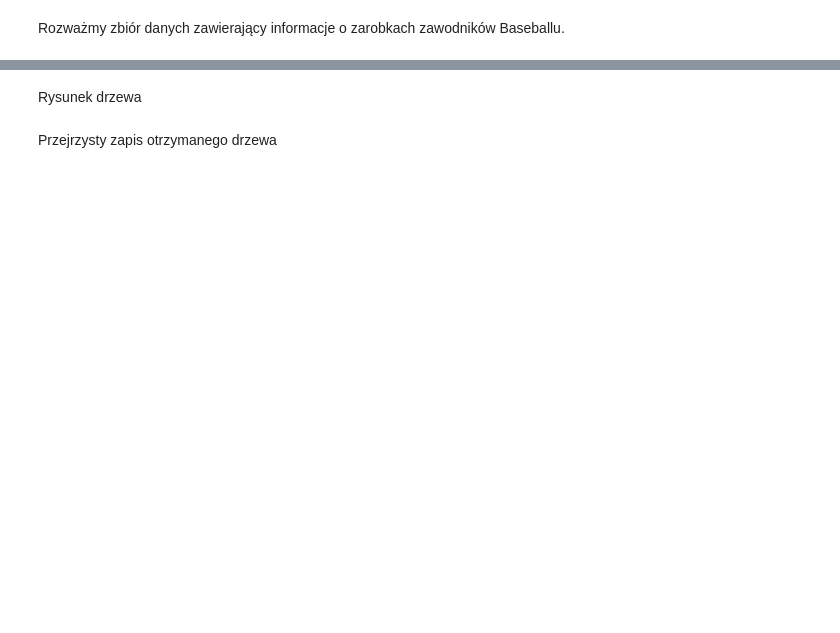
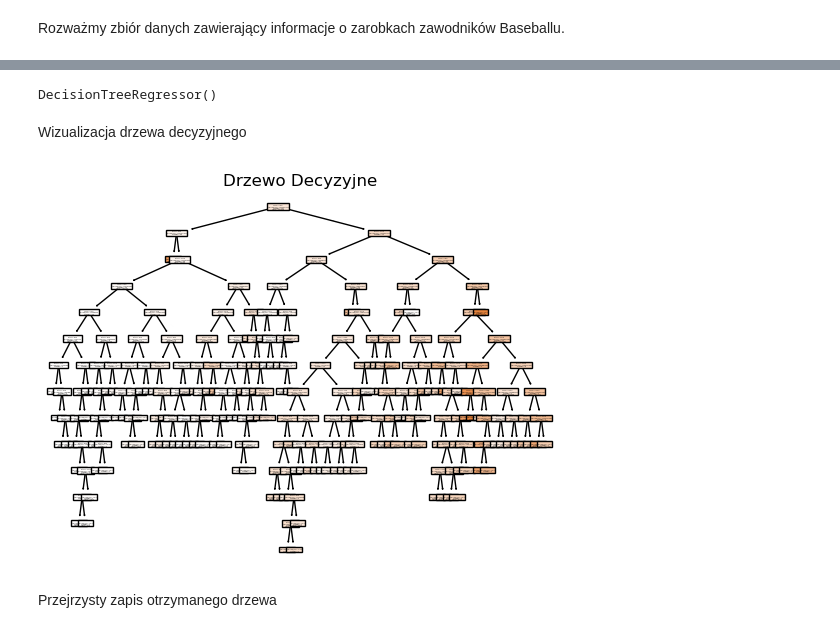
Before and after one commit to kozaka93/2025Z-MachineLearning, a Jupyter notebook: labs/lab01/lab01.ipynb, the cells around one changed output, grey strips where cells are left out. Cells and saved outputs as stored; diff of their text form; code cells hidden in the pictures; blank space fills up the shorter version.

```diff
--- a/labs/lab01/lab01.ipynb
+++ b/labs/lab01/lab01.ipynb
@@ -117,2 +168,0 @@ Tree = Tree.fit()
-# %% [markdown]
-Rysunek drzewa
@@ -121,3 +169,23 @@ tree.plot_tree(Tree)
+# %%
+# Tworzymy obiekt klasy DecisionTreeRegressor.
+# Drzewo będzie miało domyślne parametry.
+Tree = tree.DecisionTreeRegressor()
+
+# Trening (uczenie) modelu: Używamy metody .fit(), aby nauczyć model na danych treningowych.
+Tree.fit()
+# %% [output]
+DecisionTreeRegressor()
+# %% [markdown]
+Wizualizacja drzewa decyzyjnego
+# %%
+tree.plot_tree(Tree,
+               feature_names=X.columns.tolist(), # Nazwy kolumn cech
+               filled=True # Wypełnienie węzłów kolorem
+               )
+plt.title("Drzewo Decyzyjne")
+plt.show()
+# %% [output]
+[figure, added]
 # %% [markdown]
 Przejrzysty zapis otrzymanego drzewa
 # %%
```
Also changed, not shown: parts of 36 cells of this notebook.
